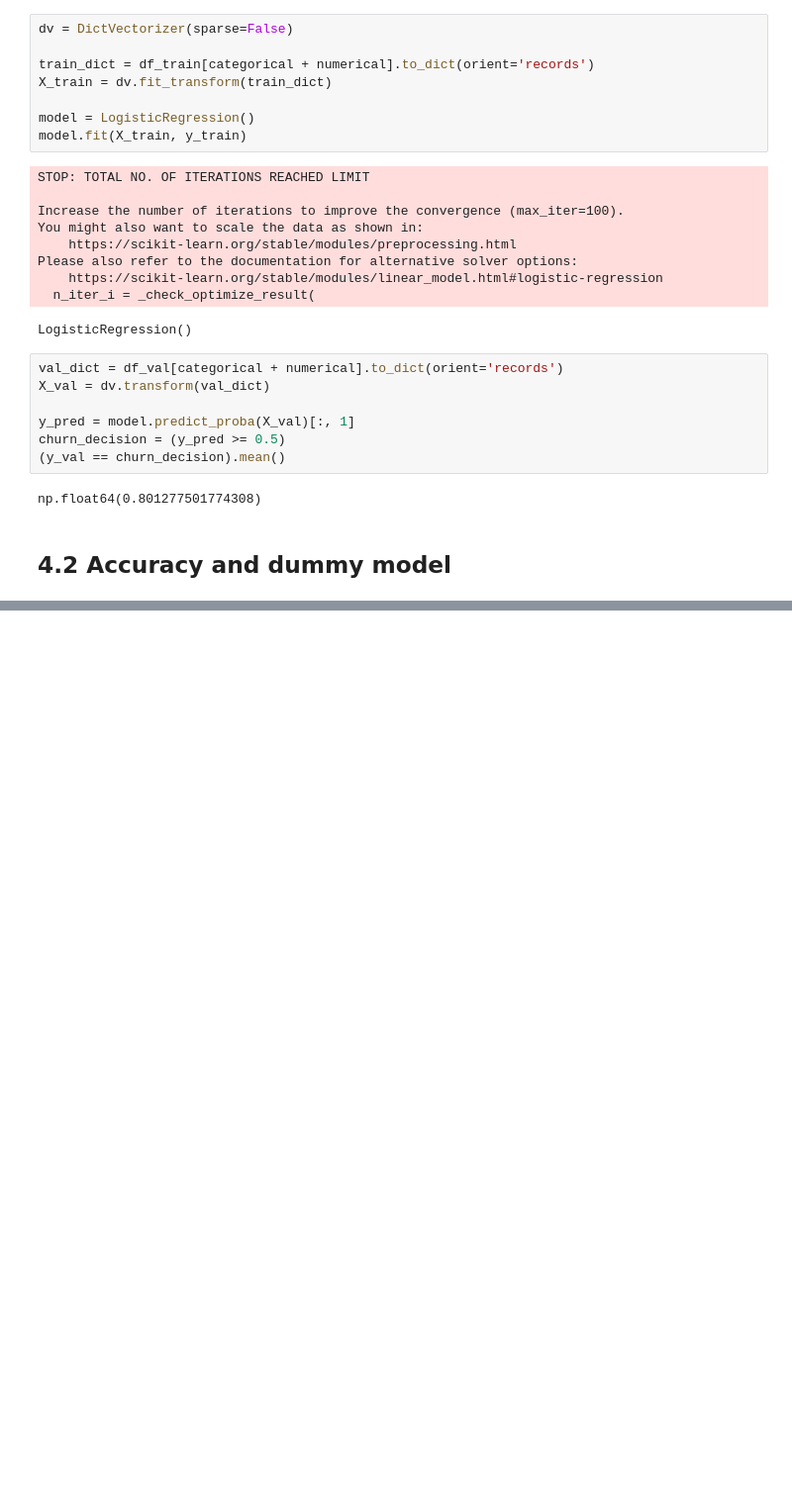
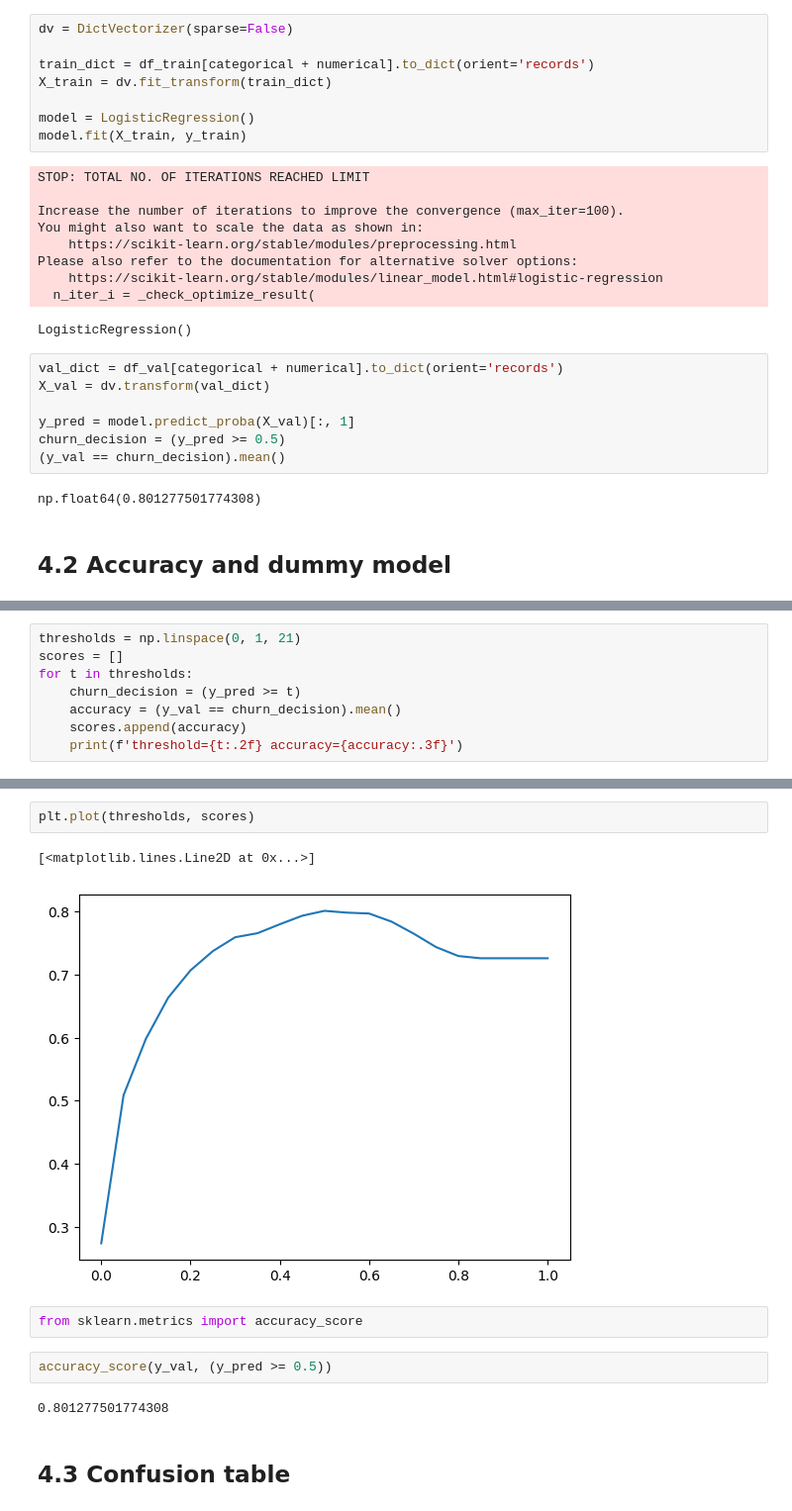
Before and after one commit to lautarocolli/machine-learning-zoomcamp-homework, a Jupyter notebook: 04-evaluation/class_notebook.ipynb, the cells around one changed output, grey strips where cells are left out. Shown at 99% size. Saved outputs shown, nothing was run; the diff lists cells and outputs as text; blank space fills up the shorter version.

Commit message:
4.2 Accuracy and dummy model

```diff
--- a/04-evaluation/class_notebook.ipynb
+++ b/04-evaluation/class_notebook.ipynb
@@ -90,0 +99,8 @@ np.float64(0.801277501774308)
+# %%
+thresholds = np.linspace(0, 1, 21)
+scores = []
+for t in thresholds:
+    churn_decision = (y_pred >= t)
+    accuracy = (y_val == churn_decision).mean()
+    scores.append(accuracy)
+    print(f'threshold={t:.2f} accuracy={accuracy:.3f}')
@@ -90,0 +125,13 @@ np.float64(0.801277501774308)
+# %%
+plt.plot(thresholds, scores)
+# %% [output]
+[<matplotlib.lines.Line2D at 0x...>]
+[figure, added]
+# %%
+from sklearn.metrics import accuracy_score
+# %%
+accuracy_score(y_val, (y_pred >= 0.5))
+# %% [output]
+0.801277501774308
+# %% [markdown]
+## 4.3 Confusion table
```
Also changed, not shown: parts of 3 cells of this notebook.
